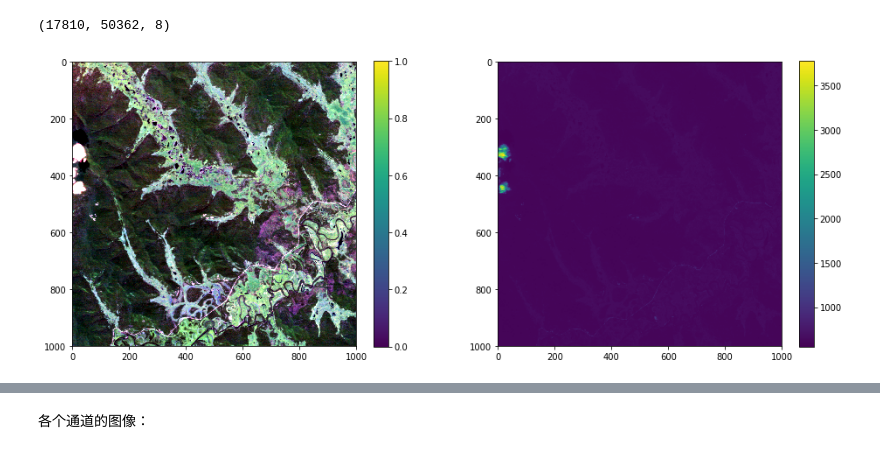
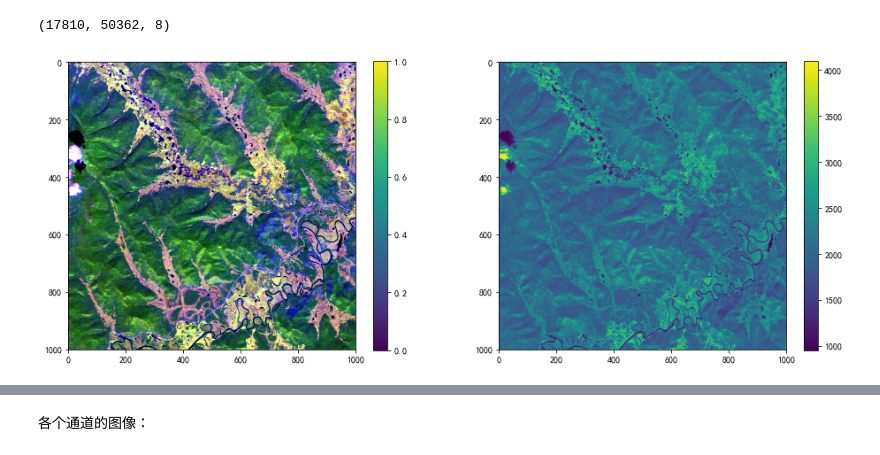
Before and after one commit to XinetAI/CVX, a Jupyter notebook: Notebook/GF6_WFV_glon.ipynb, the cells around one changed output, grey strips where cells are left out. Saved outputs shown, nothing was run; the diff lists cells and outputs as text; code cells hidden in the pictures.

```diff
--- a/Notebook/GF6_WFV_glon.ipynb
+++ b/Notebook/GF6_WFV_glon.ipynb
@@ -70,16 +71,16 @@ def scale_percentile(matrix):
 # %%
 fig, axes = plt.subplots(ncols=2, nrows=1, figsize=(16, 6))
 
 p1 = plt.subplot(121)
-i1 = p1.imshow(scale_percentile(imgs[:1000, :1000,:3]))
+i1 = p1.imshow(scale_percentile(imgs[:1000, :1000,4:7]))
 plt.colorbar(i1)
 
 p2 = plt.subplot(122)
-i2 = p2.imshow(imgs[:1000, :1000, 0])
+i2 = p2.imshow(imgs[:1000, :1000, 3])
 plt.colorbar(i2)
 
 plt.show()
 # %% [output]
-[figure, old version]
+[figure, new version]
 # %%
 ob = raster[0]
```
Also changed, not shown: parts of 9 cells of this notebook, 3 other files.
